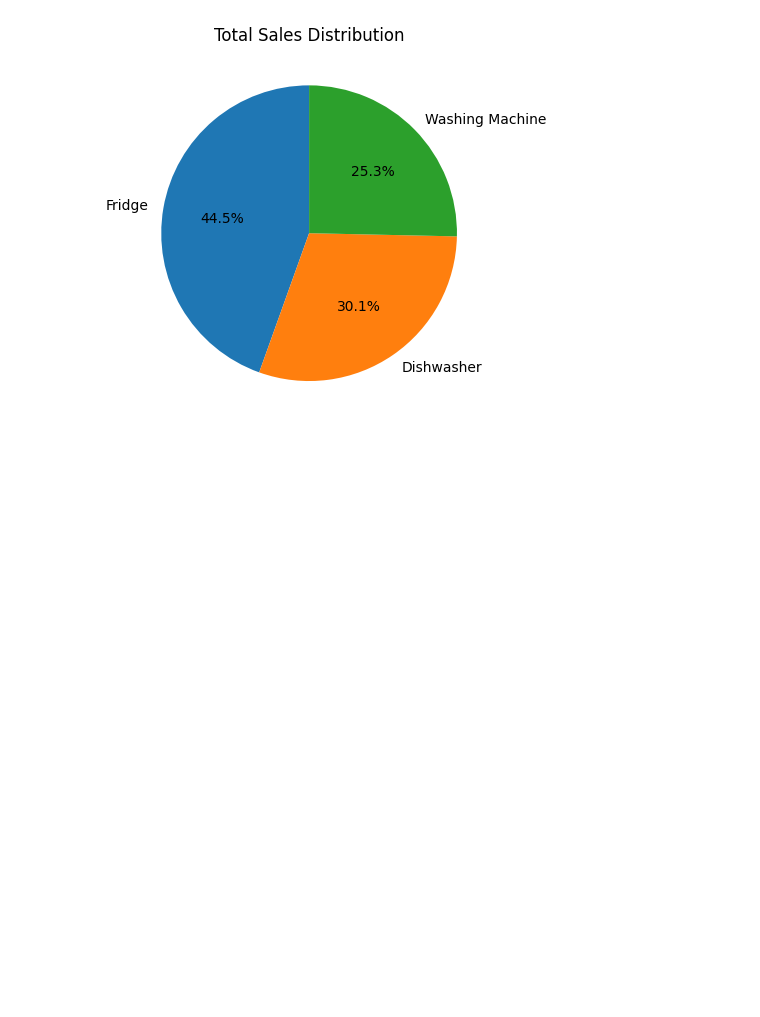
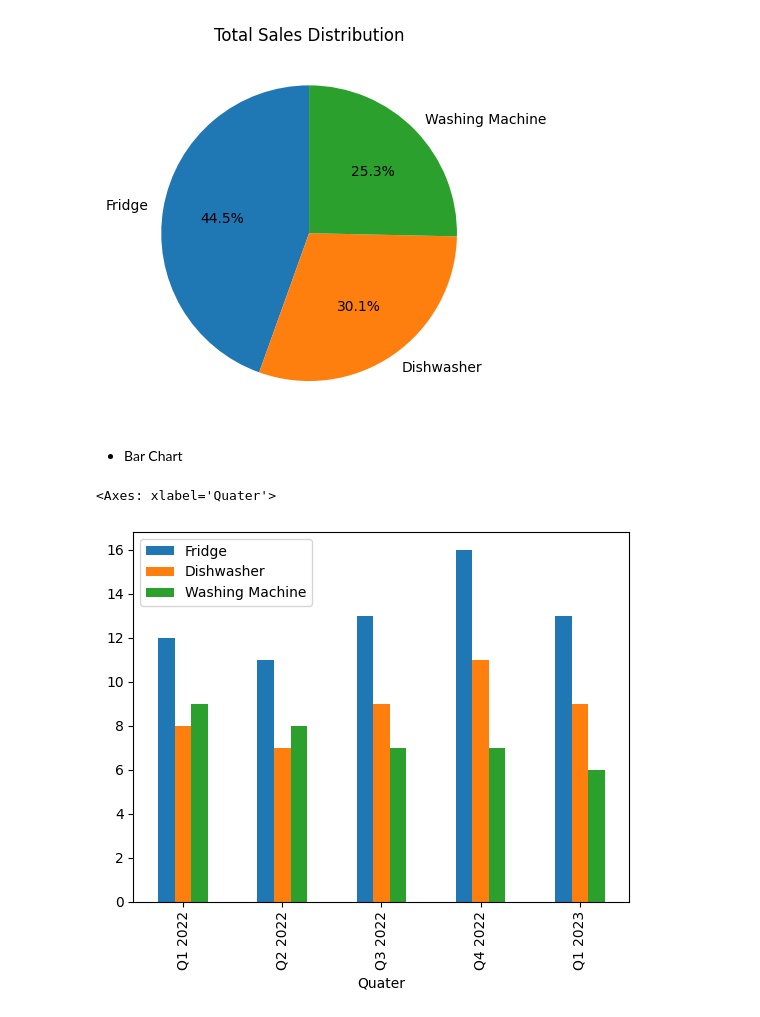
Before and after one commit to Saad-SYEDK/Matplotlib-and-Seaborn, a Jupyter notebook: notes.ipynb, the cells around one changed output. Cells and saved outputs as stored; diff of their text form; code cells hidden in the pictures; blank space fills up the shorter version.

Commit message:
Bar chart

```diff
--- a/notes.ipynb
+++ b/notes.ipynb
@@ -117,3 +117,10 @@ plt.title("Total Sales Distribution")
 plt.show()
 # %% [output]
 [figure]
+# %% [markdown]
+- Bar Chart
+# %%
+df.plot(kind="bar", x="Quater", )
+# %% [output]
+<Axes: xlabel='Quater'>
+[figure, added]
```
Also changed, not shown: parts of 2 cells of this notebook.
